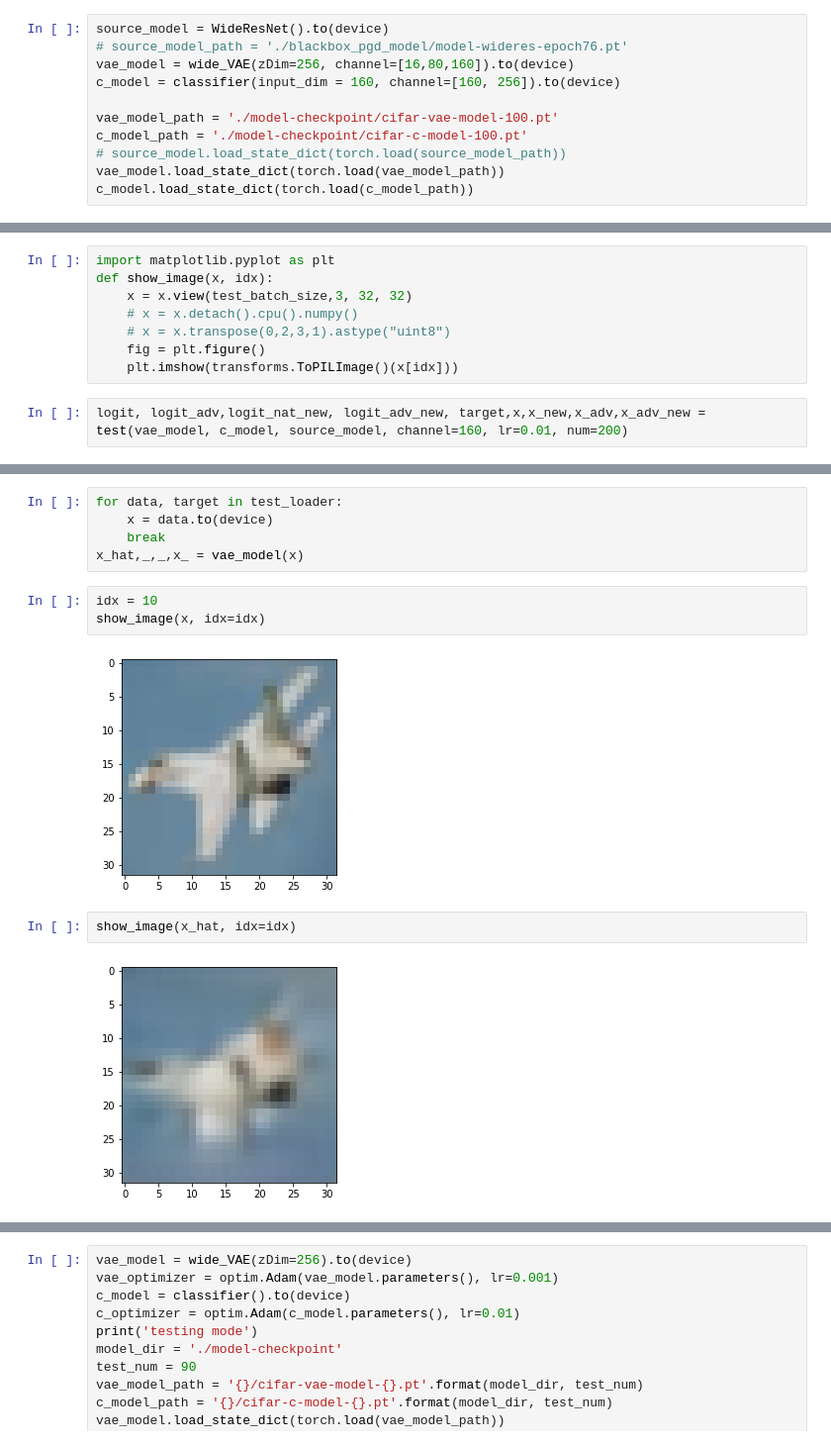
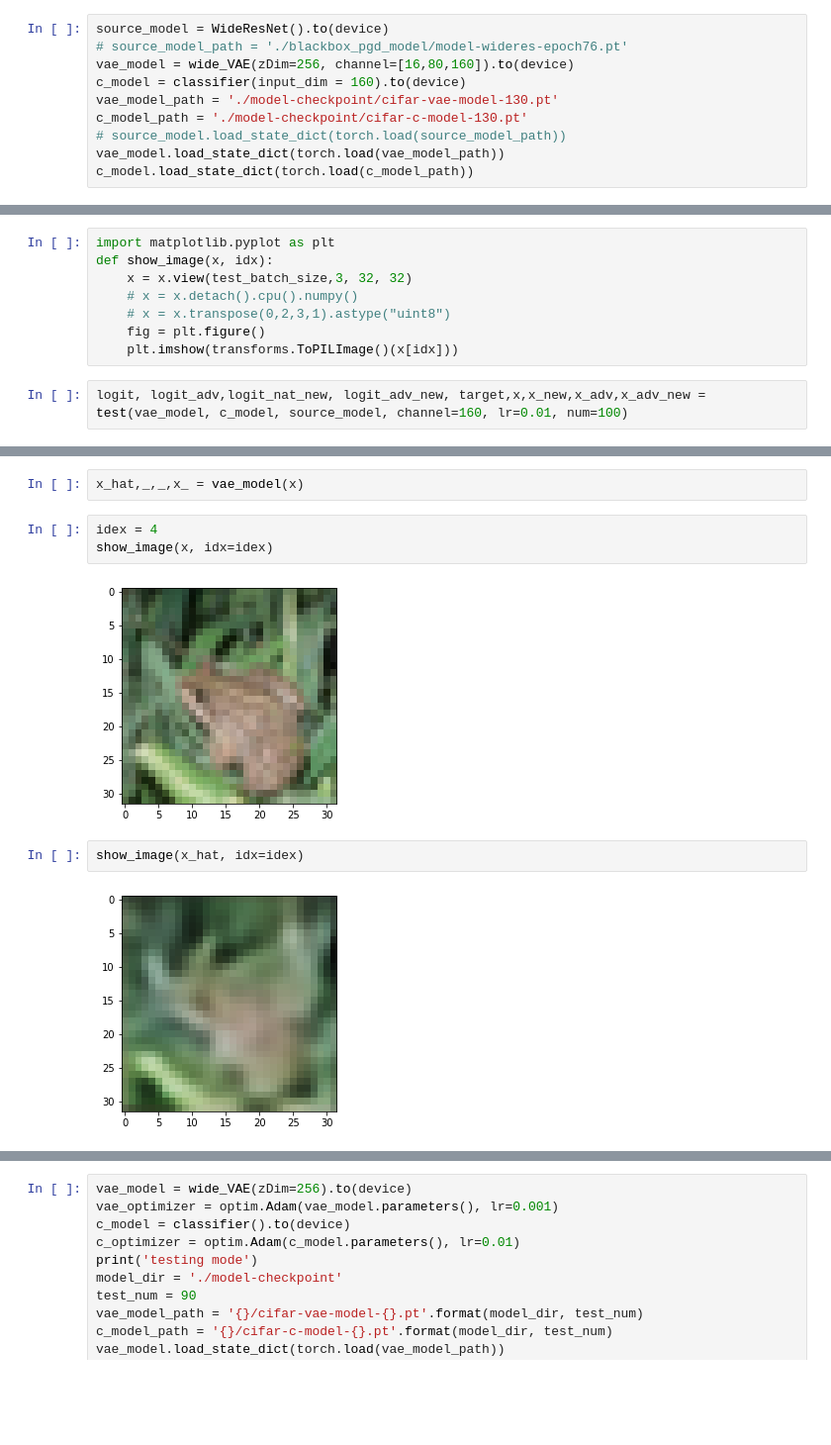
Before and after one commit to NewXericHorizon/ECE114514_Project, a Jupyter notebook: test_cifar.ipynb, the cells around one changed output, grey strips where cells are left out. Shown: that part at 99% size. Saved outputs shown, nothing was run; the diff lists cells and outputs as text; blank space fills up the shorter version.

```diff
--- a/test_cifar.ipynb
+++ b/test_cifar.ipynb
@@ -159,10 +193,9 @@ def test(vae_model, c_model, source_model, channel=128, lr=0.01, num=50):
 source_model = WideResNet().to(device)
 # source_model_path = './blackbox_pgd_model/model-wideres-epoch76.pt'
 vae_model = wide_VAE(zDim=256, channel=[16,80,160]).to(device)
-c_model = classifier(input_dim = 160, channel=[160, 256]).to(device)
-
-vae_model_path = './model-checkpoint/cifar-vae-model-100.pt'
-c_model_path = './model-checkpoint/cifar-c-model-100.pt'
+c_model = classifier(input_dim = 160).to(device)
+vae_model_path = './model-checkpoint/cifar-vae-model-130.pt'
+c_model_path = './model-checkpoint/cifar-c-model-130.pt'
 # source_model.load_state_dict(torch.load(source_model_path))
 vae_model.load_state_dict(torch.load(vae_model_path))
 c_model.load_state_dict(torch.load(c_model_path))
@@ -177,4 +210,4 @@ def show_image(x, idx):
     fig = plt.figure()
     plt.imshow(transforms.ToPILImage()(x[idx]))
 # %%
-logit, logit_adv,logit_nat_new, logit_adv_new, target,x,x_new,x_adv,x_adv_new = test(vae_model, c_model, source_model, channel=160, lr=0.01, num=200)
+logit, logit_adv,logit_nat_new, logit_adv_new, target,x,x_new,x_adv,x_adv_new = test(vae_model, c_model, source_model, channel=160, lr=0.01, num=100)
@@ -215,16 +247,13 @@ tensor([ -8.8144,  13.8583, -10.5277, -10.5074,  -8.3912, -10.5632, -10.1794,
        grad_fn=<SelectBackward0>)
 # %%
-for data, target in test_loader:
-    x = data.to(device)
-    break
 x_hat,_,_,x_ = vae_model(x)
 # %%
-idx = 10
-show_image(x, idx=idx)
+idex = 4
+show_image(x, idx=idex)
 # %% [output]
-[figure, old version]
+[figure, new version]
 # %%
-show_image(x_hat, idx=idx)
+show_image(x_hat, idx=idex)
 # %% [output]
-[figure, old version]
+[figure, new version]
 # %%
```
Also changed, not shown: parts of 10 cells of this notebook, 4 other files.
